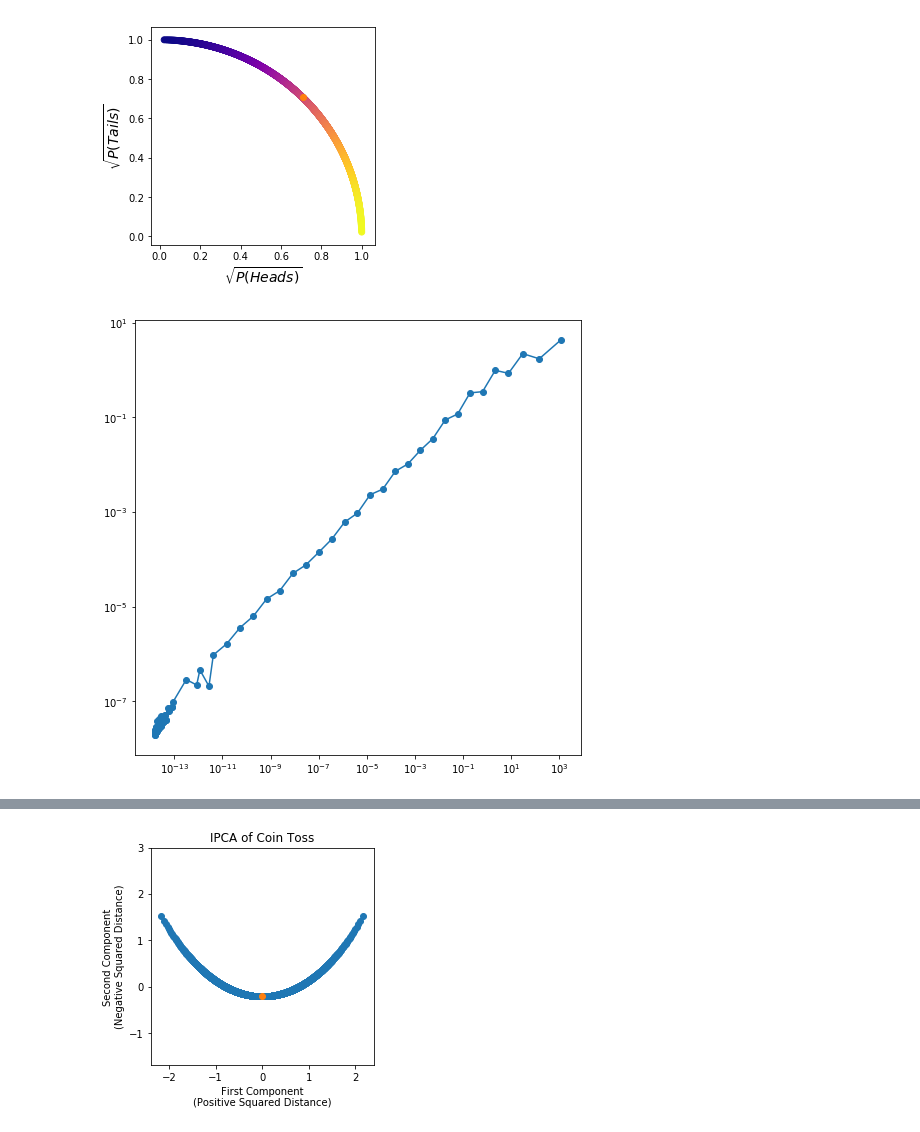
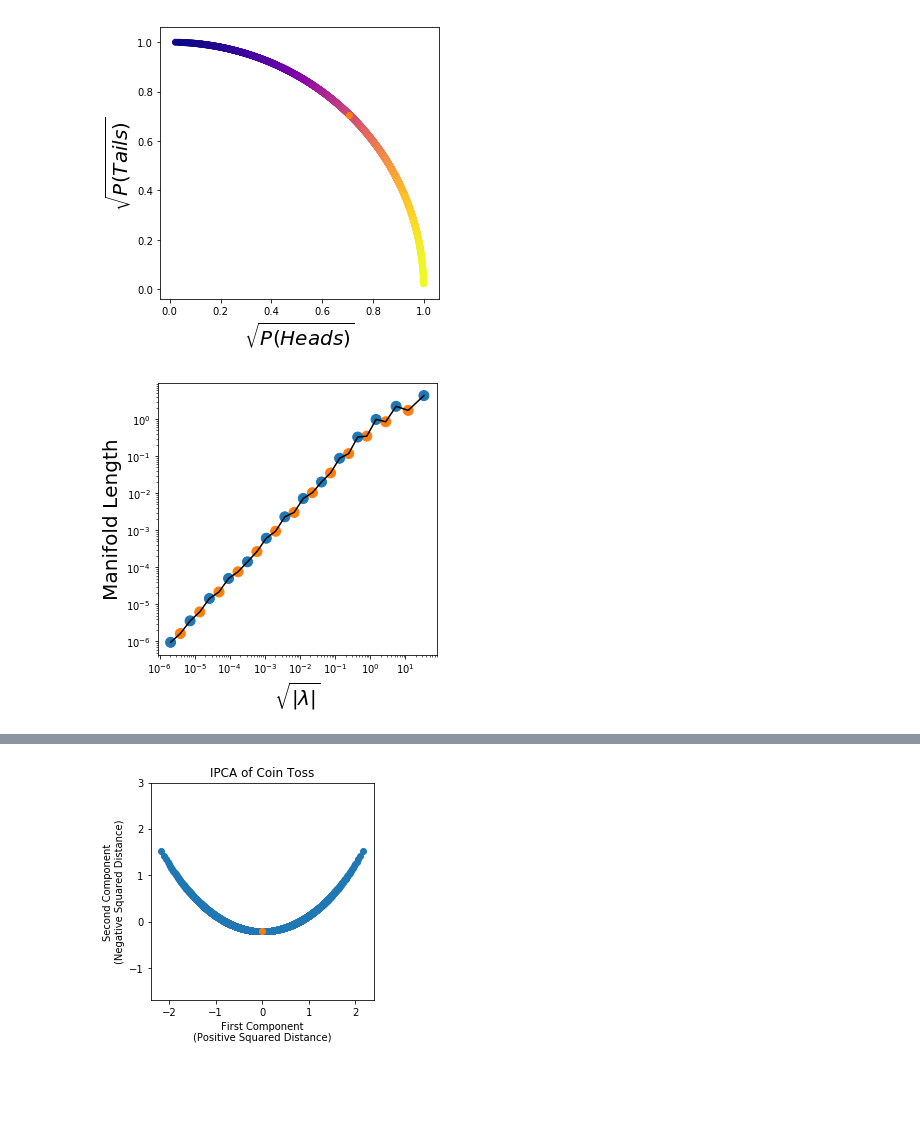
Before and after one commit to katnquinn/1Spin, a Jupyter notebook: Coin Toss-Copy1.ipynb, the cells around one changed output, grey strips where cells are left out. Drawn from its saved outputs; the diff is of its cells as text; code cells hidden in the pictures; blank space fills up the shorter version.

```diff
--- a/Coin Toss-Copy1.ipynb
+++ b/Coin Toss-Copy1.ipynb
@@ -106,20 +106,20 @@ probs = np.linspace(0,1,2001)[1:-1]
 # %%
 idx = math.floor(len(probs)/2)
 # %%
-plt.figure(figsize=(4,4))
+plt.figure(figsize=(5,5))
 
 plt.scatter(np.sqrt(probs),np.sqrt(1-probs),c=probs,cmap='plasma')
 
 plt.scatter([np.sqrt(probs[idx])],[np.sqrt(1-probs[idx])],c='C1')
 
-plt.xlabel(r'$\sqrt{P(Heads)}$',fontsize=14)
-plt.ylabel(r'$\sqrt{P(Tails)}$',fontsize=14)
+plt.xlabel(r'$\sqrt{P(Heads)}$',fontsize=20)
+plt.ylabel(r'$\sqrt{P(Tails)}$',fontsize=20)
 
 #plt.title('Rigged Coin Toss',fontsize=16)
 
 plt.show()
 # %% [output]
-[figure, old version]
+[figure, new version]
 # %%
 DDT = [[-4*np.log(np.cos(np.arccos(np.sqrt(p1)) - np.arccos(np.sqrt(p2)))) for p1 in probs] for p2 in probs]
 sums = [sum(row)/len(probs) for row in DDT]
@@ -131,14 +131,24 @@ w,v = np.linalg.eig(CC)
 # %%
 proj = np.dot(v,np.diag(np.sqrt(abs(w)))).real
 # %%
-plt.figure(figsize=(8,8))
+plt.figure(figsize=(5,5))
 distances = np.array([max(proj[:,i])-min(proj[:,i]) for i in range(len(w))])
-selection = [i for i in range(0,100)]
+selection = [i for i in range(0,27)]
 y = distances[selection]
-x = abs(w).real[selection]
-plt.plot(x,y,marker='o')
+x = np.sqrt(abs(w).real[selection])
+plt.plot(x,y,color='black')
+#plt.plot([min(x),max(x)],[min(x),max(x)],linestyle='--',c='black',alpha=0.5)
+colors = []
+for eig in w.real[selection]:
+    if eig < 0:
+        colors.append('C0')
+    else:
+        colors.append('C1')
+plt.scatter(x,y,c=colors,s=100)
 plt.xscale('log')
 plt.yscale('log')
+plt.xlabel(r'$\sqrt{|\lambda|}$',fontsize=20)
+plt.ylabel('Manifold Length',fontsize=20)
 plt.show()
 # %% [output]
-[figure, old version]
+[figure, new version]
```
Also changed, not shown: parts of 6 cells of this notebook.
